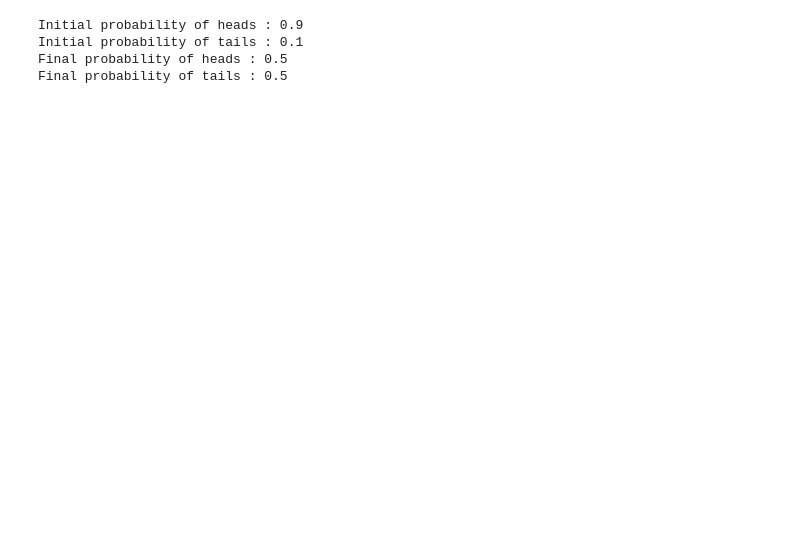
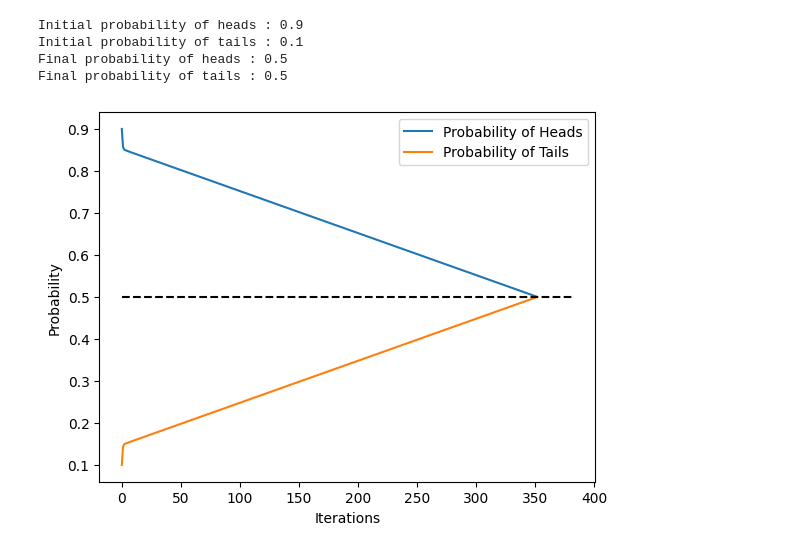
Before and after one commit to SEKAINOHAKAISHA/Simulated-Annealing, a Jupyter notebook: Simulated Annealing.ipynb, the cells around one changed output. Cells and saved outputs as stored; diff of their text form; code cells hidden in the pictures; blank space fills up the shorter version.

Commit message:
Add code for visualizing how the probabilities change

```diff
--- a/Simulated Annealing.ipynb
+++ b/Simulated Annealing.ipynb
@@ -7,12 +7,18 @@ def simulated_annealing(p1 : float, p2 : float):
     temp = uniform(0.001,0.05)
     #diff is energy function
     diff = abs(p1 - p2)
+    p1_list = []
+    p2_list = []
+    cnt = 0
     while diff > temp:
+        cnt += 1
+        p1_list.append(p1)
+        p2_list.append(p2)
         p1 = p1 - temp
         p2 = p2 + temp
         temp = uniform(0.001,temp)
         diff = abs(p1 - p2)
-    return p1,p2
+    return p1,p2,p1_list,p2_list,cnt
 # %%
 
 if __name__ == "__main__":
@@ -24,7 +30,7 @@ if __name__ == "__main__":
         print('Enter probability between (0.5,1]')
     print(f'Initial probability of heads : {round(p1,4)}')
     print(f'Initial probability of tails : {round(p2,4)}')
-    new_p1, new_p2 = simulated_annealing(p1,p2)
+    new_p1, new_p2,p1_list,p2_list,cnt = simulated_annealing(p1,p2)
     print(f'Final probability of heads : {round(new_p1,2)}')
     print(f'Final probability of tails : {round(new_p2,2)}')
 # %% [output]
@@ -32,3 +38,16 @@ Initial probability of heads : 0.9
 Initial probability of tails : 0.1
 Final probability of heads : 0.5
 Final probability of tails : 0.5
+# %%
+import matplotlib.pyplot as plt
+plt.plot(p1_list)
+plt.plot(p2_list)
+plt.xlabel('Iterations')
+plt.ylabel('Probability')
+plt.legend(['Probability of Heads','Probability of Tails'])
+X = [0,cnt+30]
+Y = [0.5,0.5]
+plt.plot(X,Y,linestyle='dashed',color='black')
+plt.show()
+# %% [output]
+[figure, added]
```
